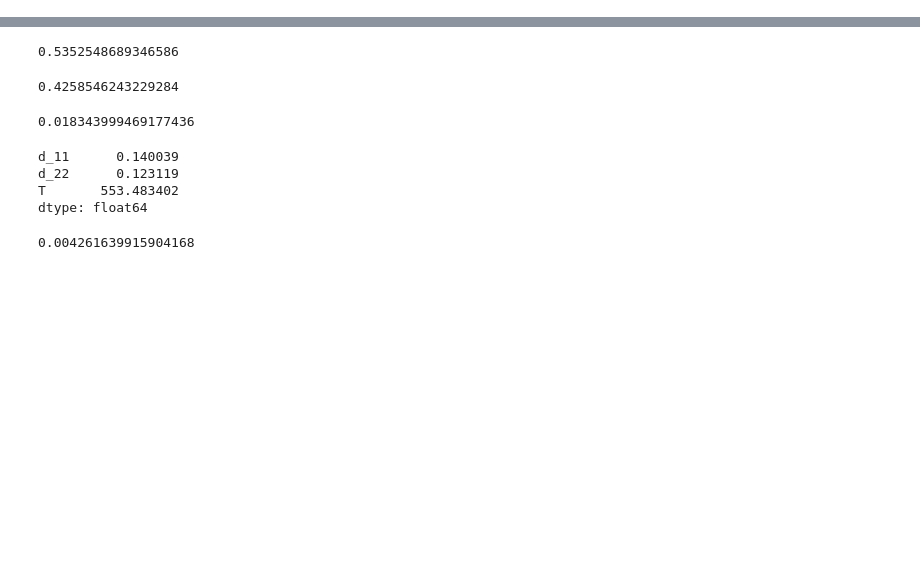
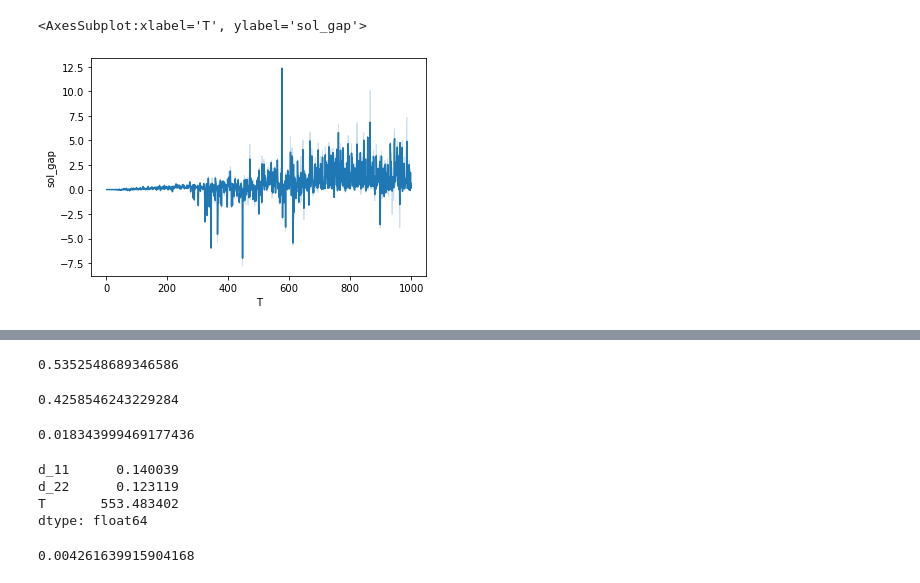
Before and after one commit to daniel-ablin/Thesis, a Jupyter notebook: test analysis.ipynb, the cells around one changed output, grey strips where cells are left out. Drawn from its saved outputs; the diff is of its cells as text; code cells hidden in the pictures; blank space fills up the shorter version.

```diff
--- a/test analysis.ipynb
+++ b/test analysis.ipynb
@@ -41,0 +77,5 @@ base.query('cost_sol_gov > cost_sol & msg_sol_gov == "found solution"')
+# %%
+sns.lineplot(data=base, x="T", y="sol_gap", ci=36)#, style='nil_nil')
+# %% [output]
+<AxesSubplot:xlabel='T', ylabel='sol_gap'>
+[figure, added]
```
Also changed, not shown: parts of 18 cells of this notebook, 1 other file.
